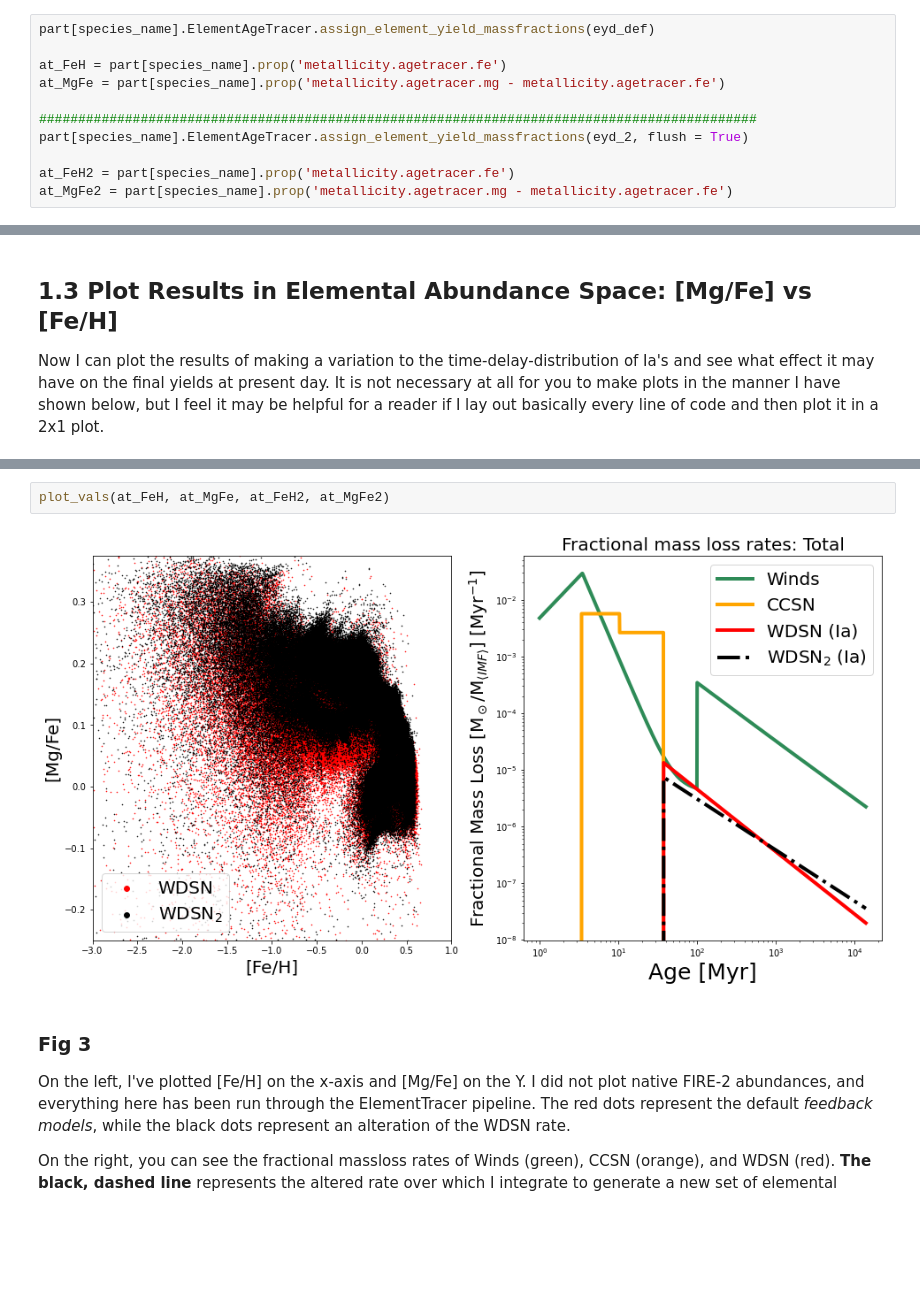
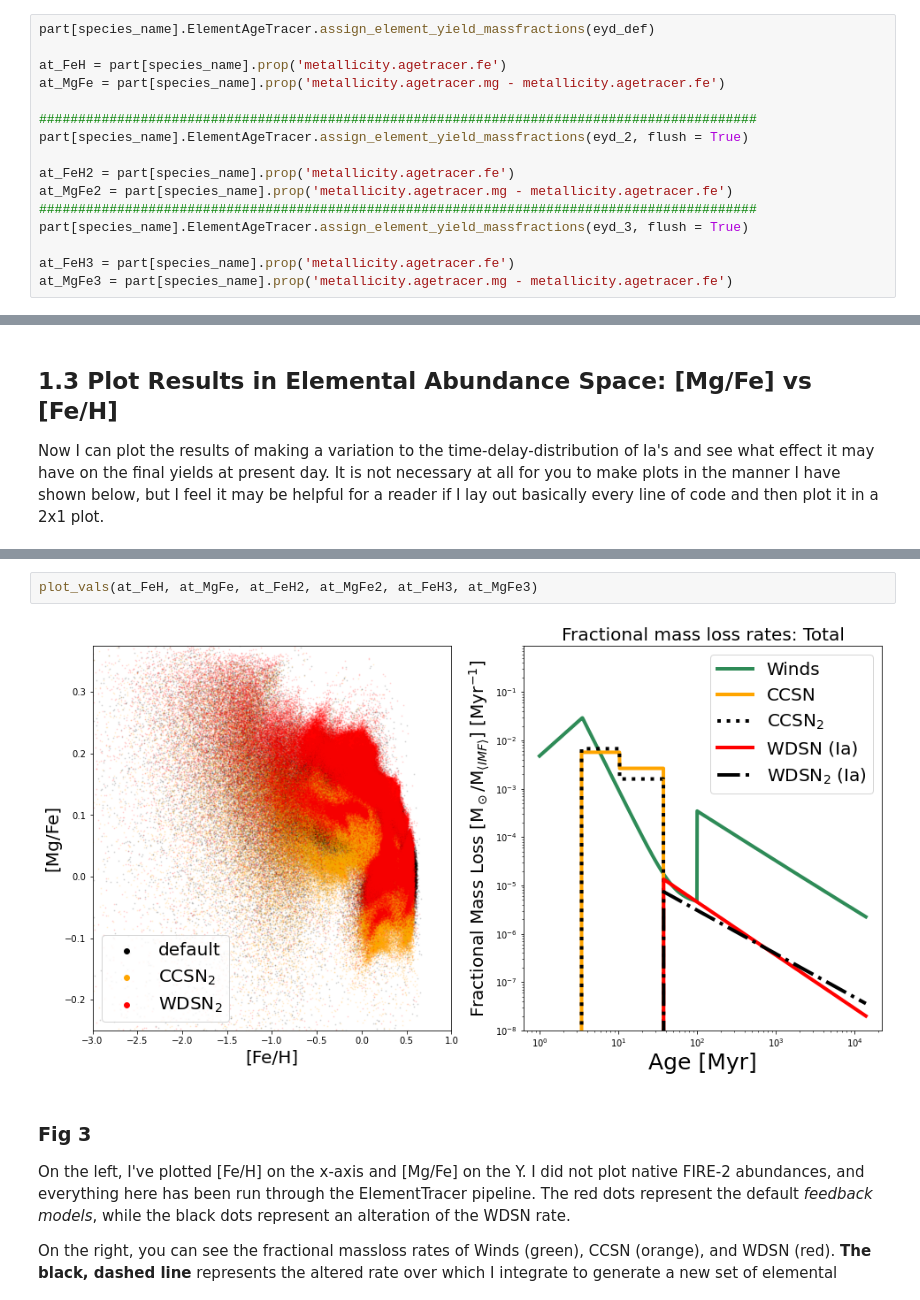
Before and after one commit to patelpb96/GizmoElementTracers, a Jupyter notebook: ElementTracer_Tutorial.ipynb, the cells around one changed output, grey strips where cells are left out. Saved outputs shown, nothing was run; the diff lists cells and outputs as text; blank space fills up the shorter version.

```diff
--- a/ElementTracer_Tutorial.ipynb
+++ b/ElementTracer_Tutorial.ipynb
@@ -287,6 +298,11 @@ part[species_name].ElementAgeTracer.assign_element_yield_massfractions(eyd_2, fl
 
 at_FeH2 = part[species_name].prop('metallicity.agetracer.fe')
 at_MgFe2 = part[species_name].prop('metallicity.agetracer.mg - metallicity.agetracer.fe')
+############################################################################################
+part[species_name].ElementAgeTracer.assign_element_yield_massfractions(eyd_3, flush = True)
+
+at_FeH3 = part[species_name].prop('metallicity.agetracer.fe')
+at_MgFe3 = part[species_name].prop('metallicity.agetracer.mg - metallicity.agetracer.fe')
 # %% [markdown]
 NOTE: After you generate the first element yield dictionary and corresponding abundances, you can't overwrite it with a new one out the box, something about the particle dictionary generation makes it immutable. There are atleast two solutions: one is to add another array(s) which correspond to a given feedback model and to make sure you are reading in the correct index/indices. Another is to remove those dictionary values and to generate new element yields.
 
@@ -356,8 +409,8 @@ def plot_vals(X1,Y1,X2,Y2, include_winds = True, include_cc = True, include_wd =
     plt.show()
 # %%
-plot_vals(at_FeH, at_MgFe, at_FeH2, at_MgFe2)
+plot_vals(at_FeH, at_MgFe, at_FeH2, at_MgFe2, at_FeH3, at_MgFe3)
 # %% [output]
-[figure, old version]
+[figure, new version]
 # %% [markdown]
 ### Fig 3
 
```
Also changed, not shown: parts of 4 cells of this notebook, 2 other files.
